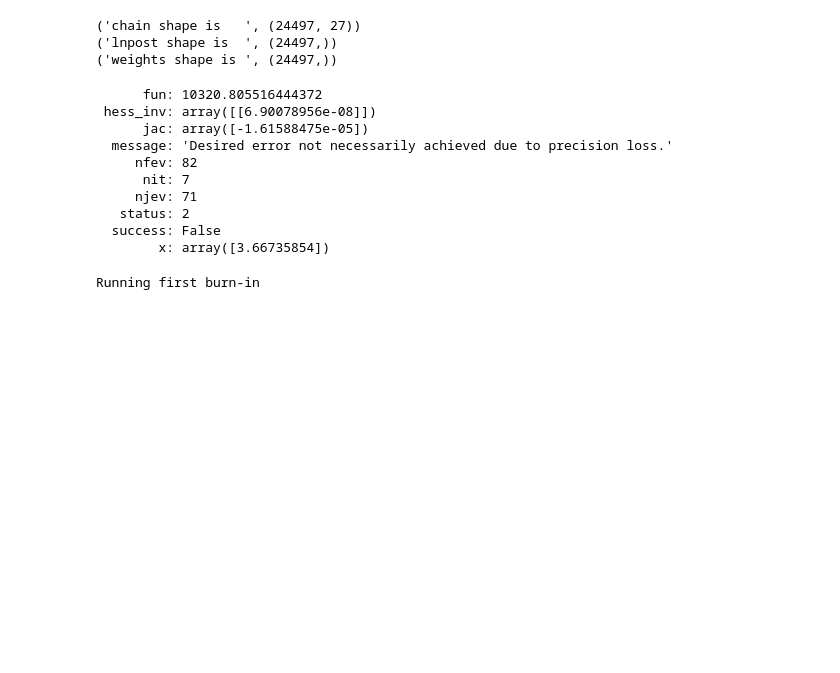
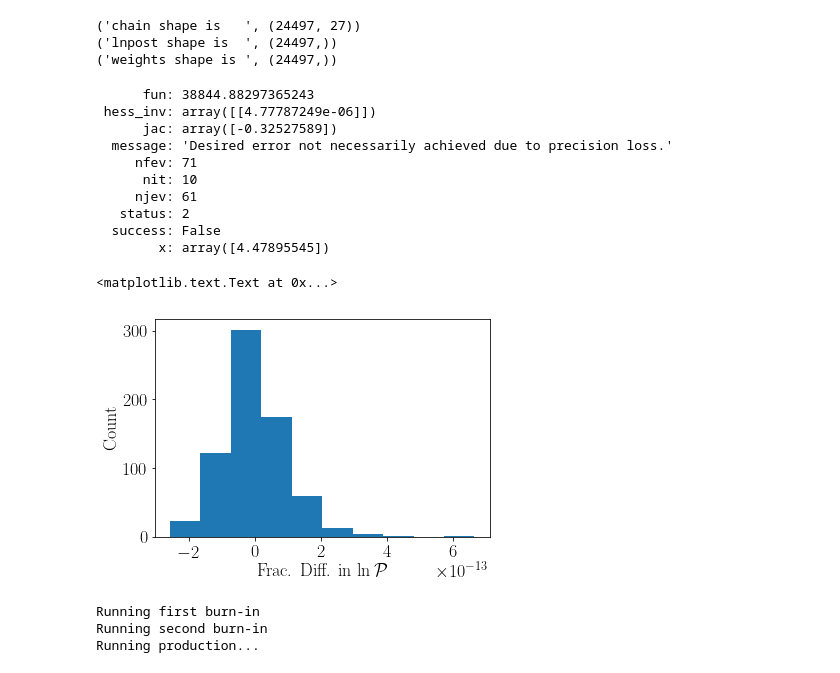
Before and after one commit to tmcclintock/GP_Importance_Sampler, a Jupyter notebook: notebooks/Basic example 6--resampling Planck.ipynb, the cells around one changed output. Saved outputs shown, nothing was run; the diff lists cells and outputs as text; code cells hidden in the pictures; blank space fills up the shorter version.

```diff
--- a/notebooks/Basic example 6--resampling Planck.ipynb
+++ b/notebooks/Basic example 6--resampling Planck.ipynb
@@ -29,22 +29,37 @@ print("weights shape is ", weights.shape)
 ('weights shape is ', (24497,))
 # %%
 #Pick out training points
-N_training = 600
+N_training = 700
 IS = isamp.ImportanceSampler(input_chain, lnpost, scale = 8)
 IS.select_training_points(N_training, method="LH")
 #Train the GP inside of the sampler
 IS.train()
 # %% [output]
-      fun: 10320.805516444372
- hess_inv: array([[6.90078956e-08]])
-      jac: array([-1.61588475e-05])
+      fun: 38844.88297365243
+ hess_inv: array([[4.77787249e-06]])
+      jac: array([-0.32527589])
   message: 'Desired error not necessarily achieved due to precision loss.'
-     nfev: 82
-      nit: 7
-     njev: 71
+     nfev: 71
+      nit: 10
+     njev: 61
    status: 2
   success: False
-        x: array([3.66735854])
+        x: array([4.47895545])
+# %%
+#Error on the prediction
+x_train, lnL_train = IS.get_training_data()
+lnL_train += IS.lnlike_max
+lnL_predict = IS.predict(x_train)
+lnL_diff = lnL_predict - lnL_train
+Pdiff = (lnL_train - lnL_predict)/lnL_predict
+#Pdiff = np.exp(lnL_diff)
+#Pdiff = (np.exp(lnL_train)-np.exp(lnL_predict))/np.exp(lnL_train)*100
+plt.hist(Pdiff)#(Pdiff*10 - 5.3)*1e4);
+plt.xlabel(r"Frac. Diff. in $\ln\mathcal{P}$")
+plt.ylabel("Count")
+# %% [output]
+<matplotlib.text.Text at 0x...>
+[figure, added]
 # %%
 start = input_chain[np.argmax(lnpost)]
 
@@ -58,12 +73,14 @@ p0 = np.array([start + start*1e-3*np.random.randn(ndim) for i in range(nwalkers)
 p0, lp, _ = sampler.run_mcmc(p0, 1000)
 print("Running second burn-in")
 p0 = p0[np.argmax(lp)] + p0[np.argmax(lp)]*1e-4*np.random.randn(nwalkers, ndim)
-p0, lp, _ = sampler.run_mcmc(p0, 1000)
+p0, lp, _ = sampler.run_mcmc(p0, 1500)
 sampler.reset()
 print("Running production...")
-sampler.run_mcmc(p0, 1000);
+sampler.run_mcmc(p0, 5000);
 # %% [output]
 Running first burn-in
+Running second burn-in
+Running production...
 # %%
 test_chain = sampler.flatchain
 # %%
```
Also changed, not shown: parts of 4 cells of this notebook, 5 other files.
